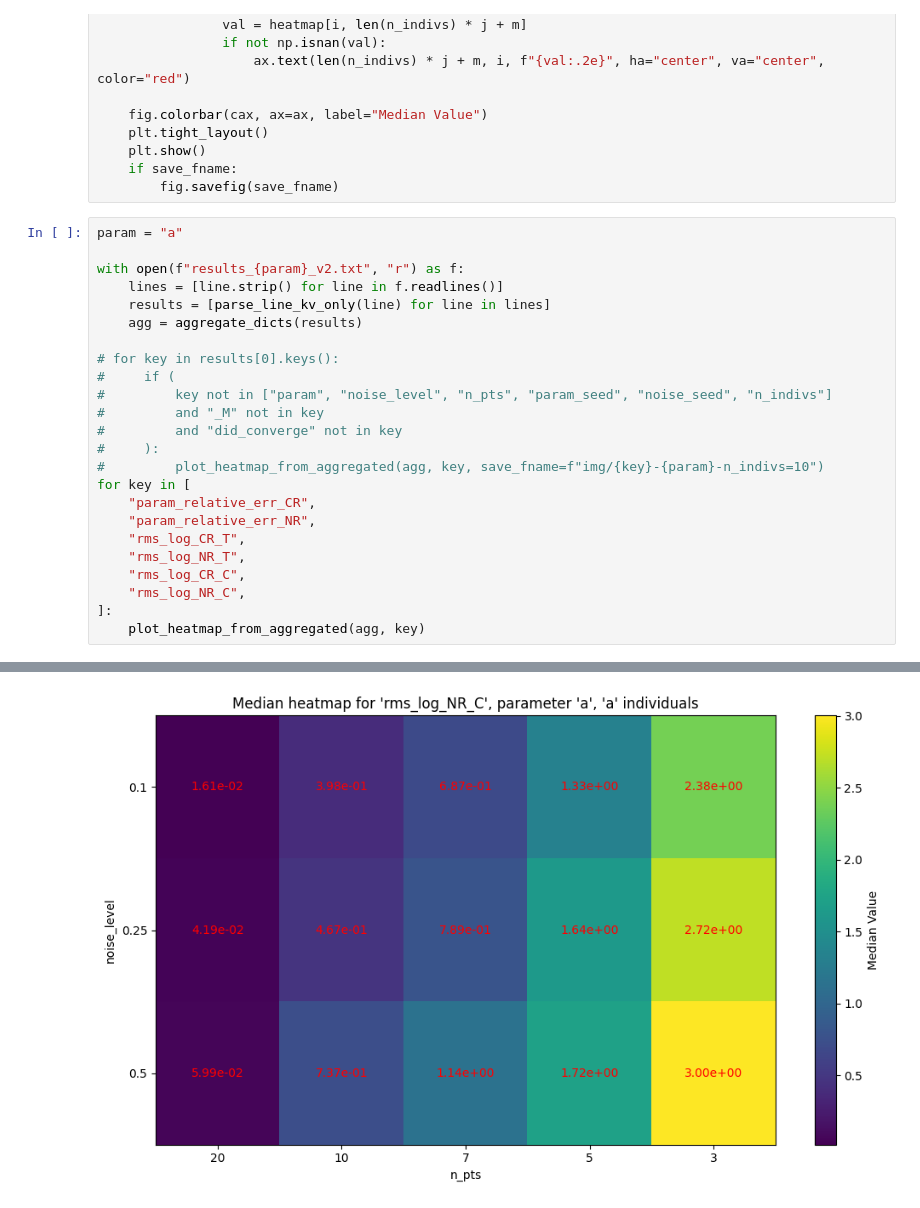
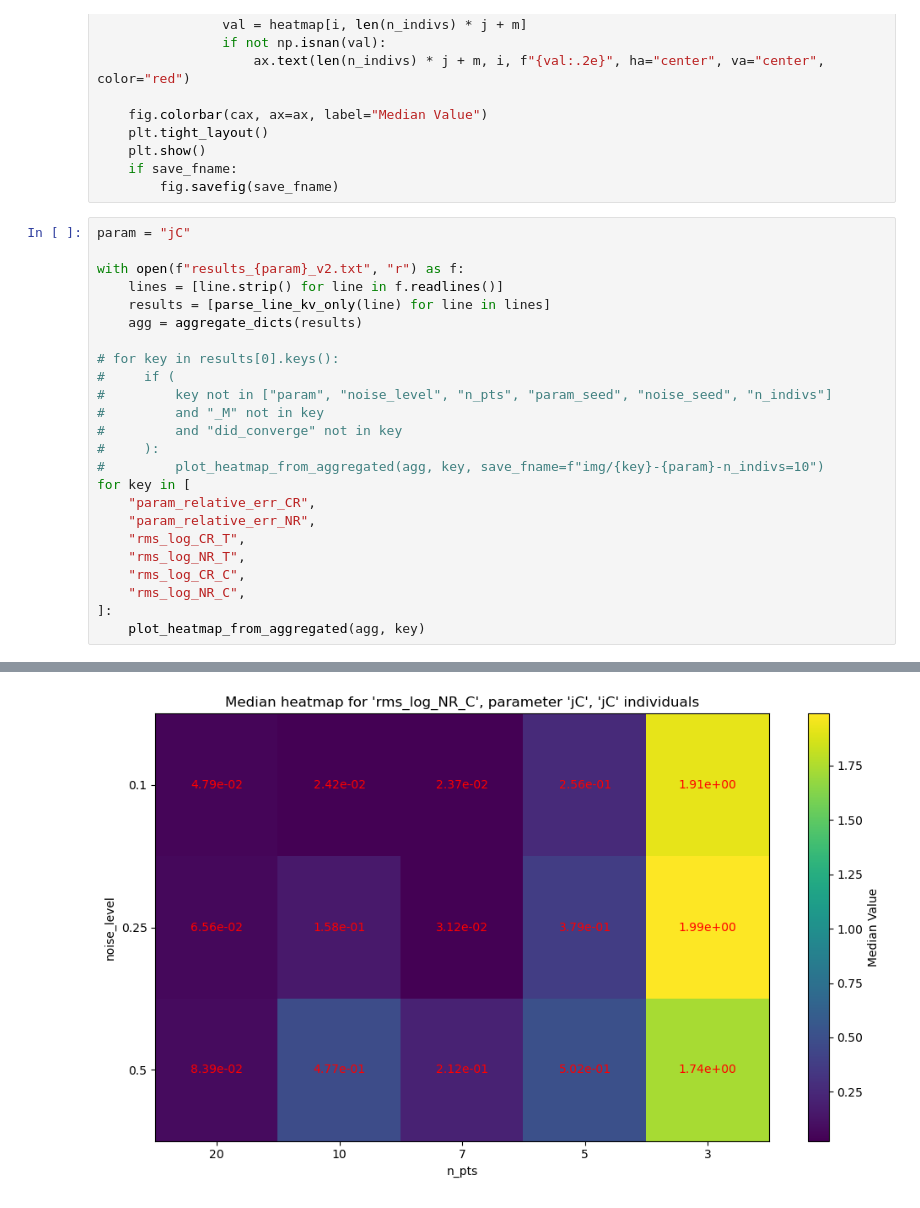
Before and after one commit to Rohan-Pandey1729/CAR-T-Cell, a Jupyter notebook: Monolix/owens_bozic_heatmaps_2.ipynb, the cells around one changed output, grey strips where cells are left out. Cells and saved outputs as stored; diff of their text form.

```diff
--- a/Monolix/owens_bozic_heatmaps_2.ipynb
+++ b/Monolix/owens_bozic_heatmaps_2.ipynb
@@ -139,7 +139,7 @@ def plot_heatmap_from_aggregated_2(aggregated, k, save_fname=None):
     if save_fname:
         fig.savefig(save_fname)
 # %%
-param = "a"
+param = "jC"
 
 with open(f"results_{param}_v2.txt", "r") as f:
     lines = [line.strip() for line in f.readlines()]
@@ -171 +171 @@ for key in [
-[figure, old version]
+[figure, new version]
```
Also changed, not shown: parts of 1 cell of this notebook, 30 other files.
